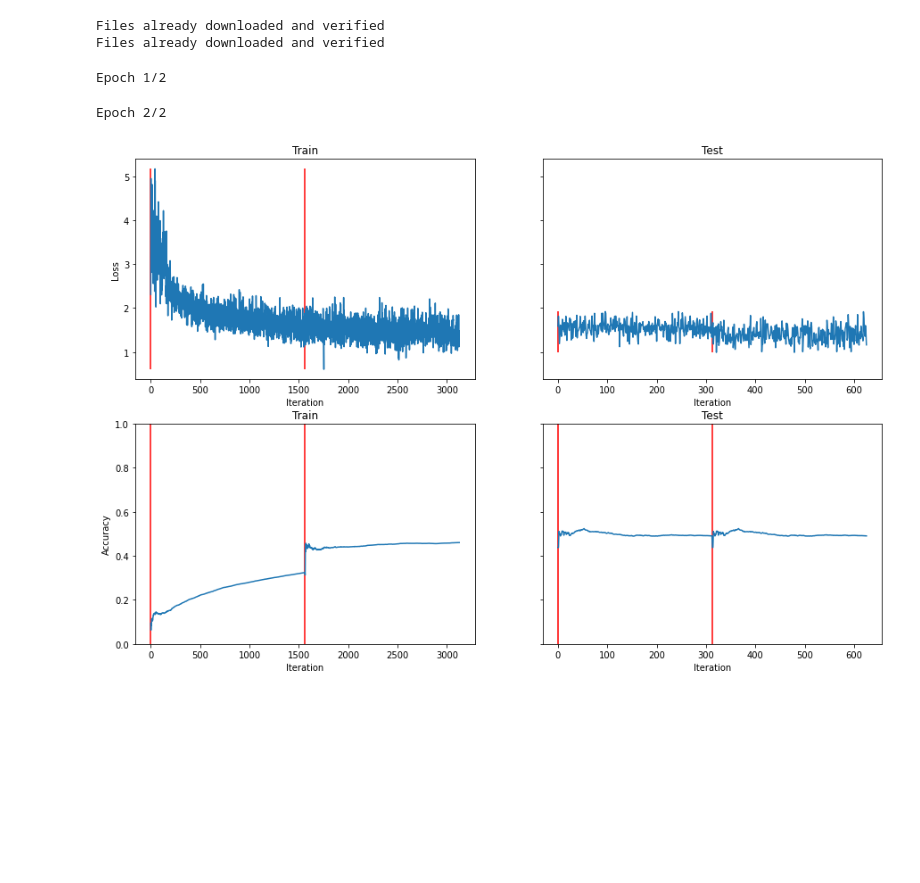
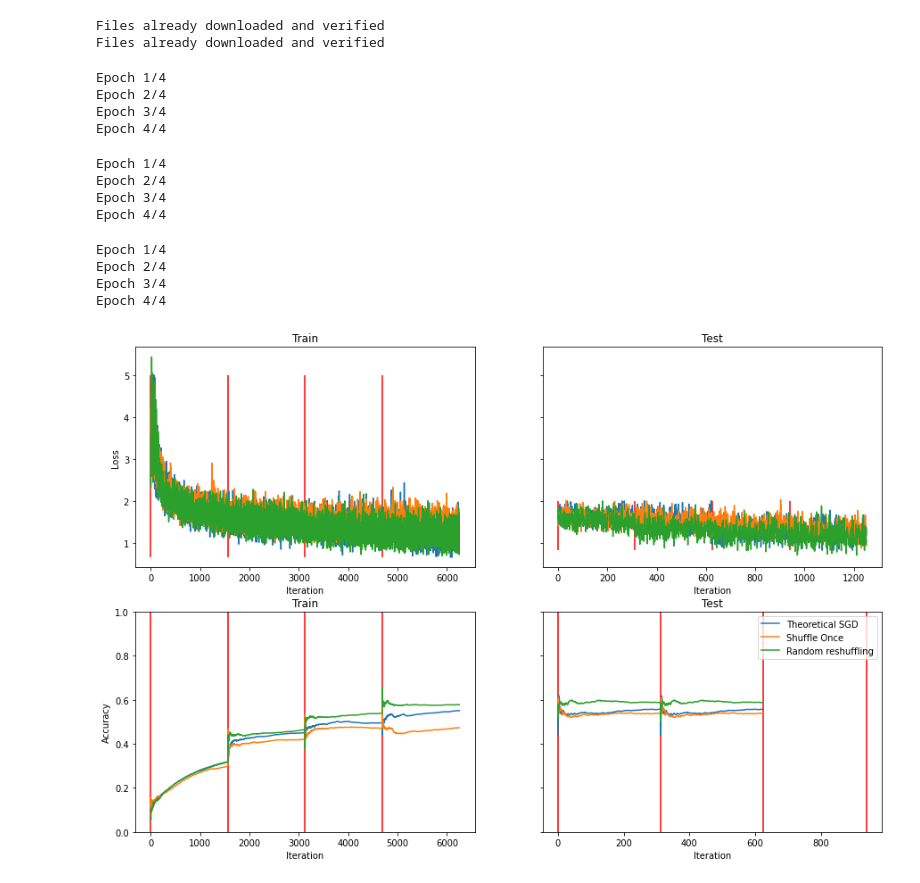
Before and after one commit to BuiniyYarik/Optimization_Project, a Jupyter notebook: torch_experiments/complex_expirements.ipynb, the cells around one changed output. Cells and saved outputs as stored; diff of their text form; code cells hidden in the pictures; blank space fills up the shorter version.

```diff
--- a/torch_experiments/complex_expirements.ipynb
+++ b/torch_experiments/complex_expirements.ipynb
@@ -31,9 +28,9 @@ test_dataset = datasets.CIFAR10(
 Files already downloaded and verified
 Files already downloaded and verified
 # %%
-N_EPOCHS = 2
+N_EPOCHS = 4
 BATCH_SIZE = 32
-DEVICE="cpu"
+DEVICE="cuda"
 loss_fn = nn.CrossEntropyLoss()
 # %%
 def experiment(train_loader, test_loader):
@@ -47,10 +44,10 @@ def experiment(train_loader, test_loader):
 
     for epoch in range(N_EPOCHS):
         print(f"Epoch {epoch+1}/{N_EPOCHS}")
-        c_train_loss_data, c_acc_data = train_model(train_loader, model, loss_fn, sgd, device=DEVICE, verbose=True)
+        c_train_loss_data, c_acc_data = train_model(train_loader, model, loss_fn, sgd, device=DEVICE, verbose=False)
         train_loss_data += c_train_loss_data
         train_acc_data += c_acc_data
-        c_test_loss_data, acc, test_acc_data = test_model(test_loader, model, loss_fn, device=DEVICE, verbose=True)
+        c_test_loss_data, acc, test_acc_data = test_model(test_loader, model, loss_fn, device=DEVICE, verbose=False)
         test_loss_data += c_test_loss_data
         test_acc_data += test_acc_data
 
@@ -59,12 +56,17 @@ def experiment(train_loader, test_loader):
 data = []
 labels = []
 # %%
-# train_loader = CustomDataLoader(train_dataset, batch_size=BATCH_SIZE)
-# test_loader = CustomDataLoader(test_dataset, batch_size=BATCH_SIZE)
+train_loader = CustomDataLoader(train_dataset, batch_size=BATCH_SIZE)
+test_loader = CustomDataLoader(test_dataset, batch_size=BATCH_SIZE)
 
-# theor_sgd_data = experiment(train_loader, test_loader)
-# data.append(theor_sgd_data)
-# labels.append("Theoretical SGD")
+theor_sgd_data = experiment(train_loader, test_loader)
+data.append(theor_sgd_data)
+labels.append("Theoretical SGD")
+# %% [output]
+Epoch 1/4
+Epoch 2/4
+Epoch 3/4
+Epoch 4/4
 # %%
 train_loader = ShuffleOnce(train_dataset, batch_size=BATCH_SIZE)
 test_loader = ShuffleOnce(test_dataset, batch_size=BATCH_SIZE)
@@ -73,8 +75,10 @@ so_data = experiment(train_loader, test_loader)
 data.append(so_data)
 labels.append("Shuffle Once")
 # %% [output]
-Epoch 1/2
+Epoch 1/4
+Epoch 2/4
+Epoch 3/4
+Epoch 4/4
-Epoch 2/2
 # %%
 train_loader = RandomReshuffling(train_dataset, batch_size=BATCH_SIZE)
 test_loader = RandomReshuffling(test_dataset, batch_size=BATCH_SIZE)
@@ -82,33 +86,39 @@ test_loader = RandomReshuffling(test_dataset, batch_size=BATCH_SIZE)
 rr_data = experiment(train_loader, test_loader)
 data.append(rr_data)
 labels.append("Random reshuffling")
+# %% [output]
+Epoch 1/4
+Epoch 2/4
+Epoch 3/4
+Epoch 4/4
 # %%
 fig, axs = plt.subplots(nrows=2, ncols=2, figsize=(15, 10), sharey='row')
 for epoch in range(N_EPOCHS):
         axs[0][0].vlines(epoch * len(train_loader), min(data[0][0]), max(data[0][0]), colors='r')
         axs[0][1].vlines(epoch * len(test_loader), min(data[0][2]), max(data[0][2]), colors='r')
 
         axs[1][0].vlines(epoch * len(train_loader), 0, 1, colors='r')
         axs[1][1].vlines(epoch * len(test_loader), 0, 1, colors='r')
 
 axs[0][0].set_xlabel("Iteration")
 axs[0][1].set_xlabel("Iteration")
 axs[0][0].set_ylabel("Loss")
 axs[0][0].set_title("Train")
 axs[0][1].set_title("Test")
 for i, (train_loss_data, train_acc_data, test_loss_data, test_acc_data) in enumerate(data):
-    axs[0][0].plot(train_loss_data)
-    axs[0][1].plot(test_loss_data)
-    axs[1][0].plot(train_acc_data)
-    axs[1][1].plot(test_acc_data)
+    axs[0][0].plot(train_loss_data, label=labels[i])
+    axs[0][1].plot(test_loss_data, label=labels[i])
+    axs[1][0].plot(train_acc_data, label=labels[i])
+    axs[1][1].plot(test_acc_data, label=labels[i])
 
 axs[1][0].set_xlabel("Iteration")
 axs[1][1].set_xlabel("Iteration")
 axs[1][0].set_ylabel("Accuracy")
 axs[1][0].set_title("Train")
 axs[1][1].set_title("Test")
 axs[1][0].set_ylim((0, 1))
 axs[1][1].set_ylim((0, 1))
+plt.legend()
 plt.show()
 # %% [output]
-[figure, old version]
+[figure, new version]
```
Also changed, not shown: parts of 1 cell of this notebook.
